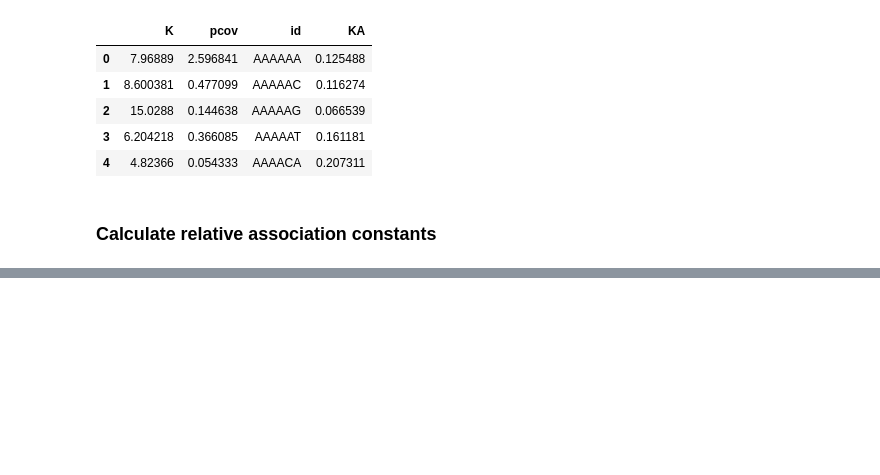
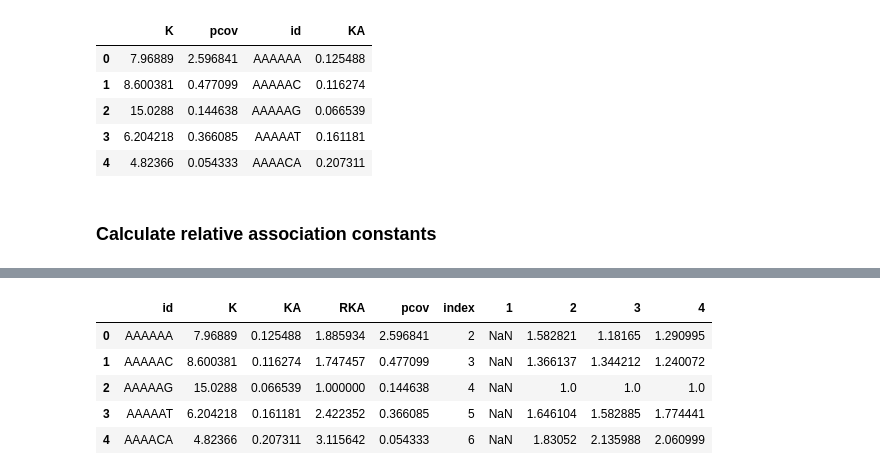
Before and after one commit to hsuanchunlin/HiTS-EQ_Python_version, a Jupyter notebook: HiTS-EQ.ipynb, the cells around one changed output, grey strips where cells are left out. Saved outputs shown, nothing was run; the diff lists cells and outputs as text; code cells hidden in the pictures; blank space fills up the shorter version.

```diff
--- a/HiTS-EQ.ipynb
+++ b/HiTS-EQ.ipynb
@@ -108,0 +129,10 @@ def HitsEQ_calculation(x,y):
+# %%
+plotdata = filter.merge(RKA, on="id", how='left')
+plotdata.head()
+# %% [output]
+|  | id | K | KA | RKA | pcov | index | 1 | 2 | 3 | 4 |
+| 0 | AAAAAA | 7.96889 | 0.125488 | 1.885934 | 2.596841 | 2 | NaN | 1.582821 | 1.18165 | 1.290995 |
+| 1 | AAAAAC | 8.600381 | 0.116274 | 1.747457 | 0.477099 | 3 | NaN | 1.366137 | 1.344212 | 1.240072 |
+| 2 | AAAAAG | 15.0288 | 0.066539 | 1.000000 | 0.144638 | 4 | NaN | 1.0 | 1.0 | 1.0 |
+| 3 | AAAAAT | 6.204218 | 0.161181 | 2.422352 | 0.366085 | 5 | NaN | 1.646104 | 1.582885 | 1.774441 |
+| 4 | AAAACA | 4.82366 | 0.207311 | 3.115642 | 0.054333 | 6 | NaN | 1.83052 | 2.135988 | 2.060999 |
```
Also changed, not shown: parts of 13 cells of this notebook, 1 other file.
